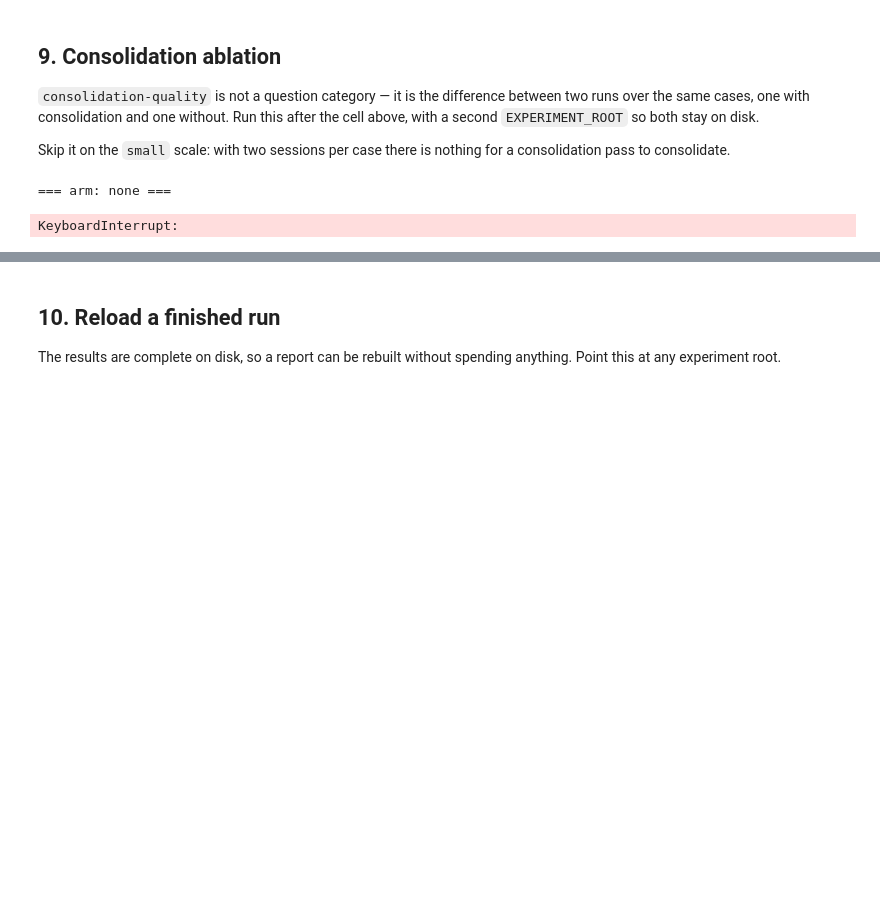
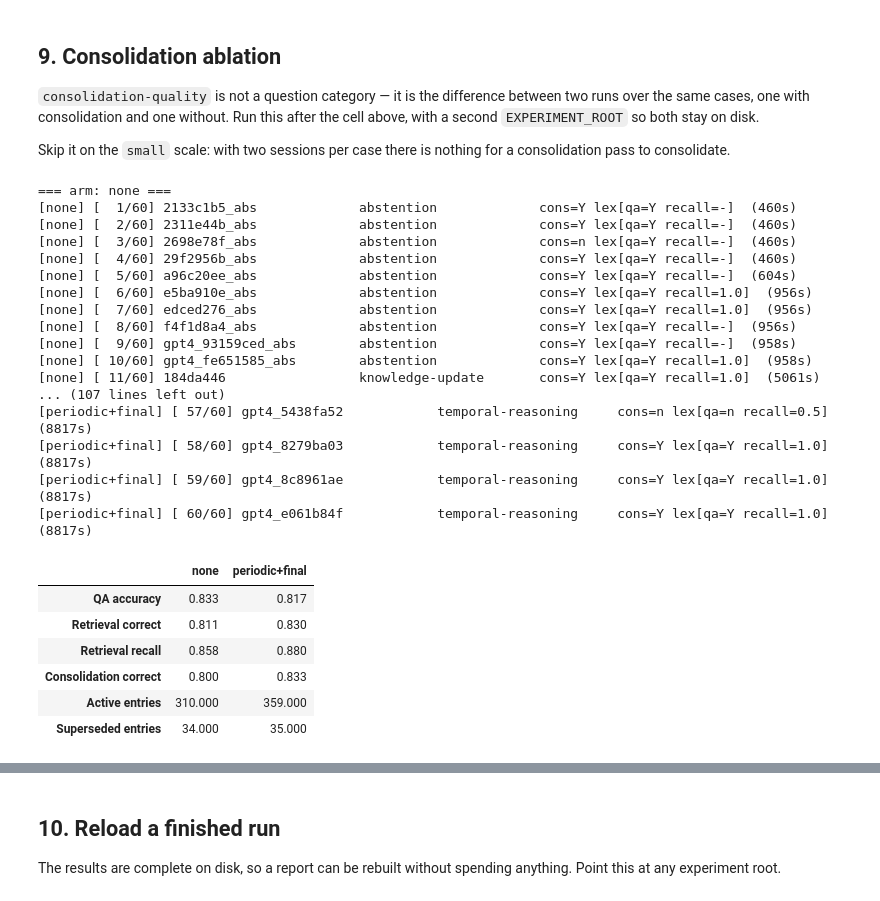
Before and after one commit to giurlanda/deep-memory-agent, a Jupyter notebook: benchmark/run_benchmark.ipynb, the cells around one changed output, grey strips where cells are left out. Cells and saved outputs as stored; diff of their text form; code cells hidden in the pictures; blank space fills up the shorter version.

```diff
--- a/benchmark/run_benchmark.ipynb
+++ b/benchmark/run_benchmark.ipynb
@@ -506,37 +507,100 @@ def load_summaries() -> dict:
 
     return summaries
 # %%
+import itertools
+import time
+
+import pandas as pd
+
+from dma_bench.runner import run_experiment
+
+
+def arm_status(result):
+    """One arm's verdict. Works on a CaseResult and on its semantic arm alike."""
+    recall = result.retrieval.recall
+    return (
+        f"qa={'Y' if result.qa.correct else 'n'} "
+        f"recall={recall if recall is not None else '-'}"
+    )
+
+
+def arm_progress(mode: str):
+    """A fresh progress printer per arm, so the counter restarts each time."""
+    started = time.monotonic()
+    counter = itertools.count(1)
+
+    def report(result):
+        if result.error:
+            status = "ERROR"
+        else:
+            status = (
+                f"cons={'Y' if result.consolidation.correct else 'n'} "
+                f"lex[{arm_status(result)}]"
+            )
+            if result.semantic is not None:
+                status += f" sem[{arm_status(result.semantic)}]"
+        print(
+            f"[{mode}] [{next(counter):3d}/{len(cases)}] {result.question_id:24s} "
+            f"{result.category.value:22s} {status}  "
+            f"({time.monotonic() - started:.0f}s)"
+        )
+
+    return report
+
+
 summaries = {}
 for mode in ABLATION_MODES:
     arm_config = config.model_copy(
         update={
             "consolidation_mode": mode,
             "experiment_root": str(
                 EXPERIMENT_ROOT.parent
                 / f"{EXPERIMENT_ROOT.name}-{mode.replace('+', '-')}"
             ),
         }
     )
     print(f"\n=== arm: {mode} ===")
-    arm = run_experiment(cases, arm_config, runtime, on_result=progress)
+    arm = run_experiment(cases, arm_config, runtime, on_result=arm_progress(mode))
     summaries[mode] = arm.summary
 
 pd.DataFrame(
     {
         mode: {
             "QA accuracy": values.get("qa_accuracy"),
             "Retrieval correct": values.get("retrieval_correct_rate"),
             "Retrieval recall": values.get("retrieval_recall"),
             "Consolidation correct": values.get("consolidation_correct_rate"),
             "Active entries": values.get("cost", {}).get("active_entries"),
             "Superseded entries": values.get("cost", {}).get("superseded_entries"),
         }
         for mode, values in summaries.items()
     }
 ).round(3)
 # %% [output]
 === arm: none ===
+[none] [  1/60] 2133c1b5_abs             abstention             cons=Y lex[qa=Y recall=-]  (460s)
+[none] [  2/60] 2311e44b_abs             abstention             cons=Y lex[qa=Y recall=-]  (460s)
+[none] [  3/60] 2698e78f_abs             abstention             cons=n lex[qa=Y recall=-]  (460s)
+[none] [  4/60] 29f2956b_abs             abstention             cons=Y lex[qa=Y recall=-]  (460s)
+[none] [  5/60] a96c20ee_abs             abstention             cons=Y lex[qa=Y recall=-]  (604s)
+[none] [  6/60] e5ba910e_abs             abstention             cons=Y lex[qa=Y recall=1.0]  (956s)
+[none] [  7/60] edced276_abs             abstention             cons=Y lex[qa=Y recall=1.0]  (956s)
+[none] [  8/60] f4f1d8a4_abs             abstention             cons=Y lex[qa=Y recall=-]  (956s)
+[none] [  9/60] gpt4_93159ced_abs        abstention             cons=Y lex[qa=Y recall=-]  (958s)
+[none] [ 10/60] gpt4_fe651585_abs        abstention             cons=Y lex[qa=Y recall=1.0]  (958s)
+[none] [ 11/60] 184da446                 knowledge-update       cons=Y lex[qa=Y recall=1.0]  (5061s)
+... (107 lines left out)
+[periodic+final] [ 57/60] gpt4_5438fa52            temporal-reasoning     cons=n lex[qa=n recall=0.5]  (8817s)
+[periodic+final] [ 58/60] gpt4_8279ba03            temporal-reasoning     cons=Y lex[qa=Y recall=1.0]  (8817s)
+[periodic+final] [ 59/60] gpt4_8c8961ae            temporal-reasoning     cons=Y lex[qa=Y recall=1.0]  (8817s)
+[periodic+final] [ 60/60] gpt4_e061b84f            temporal-reasoning     cons=Y lex[qa=Y recall=1.0]  (8817s)
-KeyboardInterrupt:
+|  | none | periodic+final |
+| QA accuracy | 0.833 | 0.817 |
+| Retrieval correct | 0.811 | 0.830 |
+| Retrieval recall | 0.858 | 0.880 |
+| Consolidation correct | 0.800 | 0.833 |
+| Active entries | 310.000 | 359.000 |
+| Superseded entries | 34.000 | 35.000 |
 # %%
 from dma_bench.report import plot_ablation
 
```
Also changed, not shown: parts of 7 cells of this notebook.
